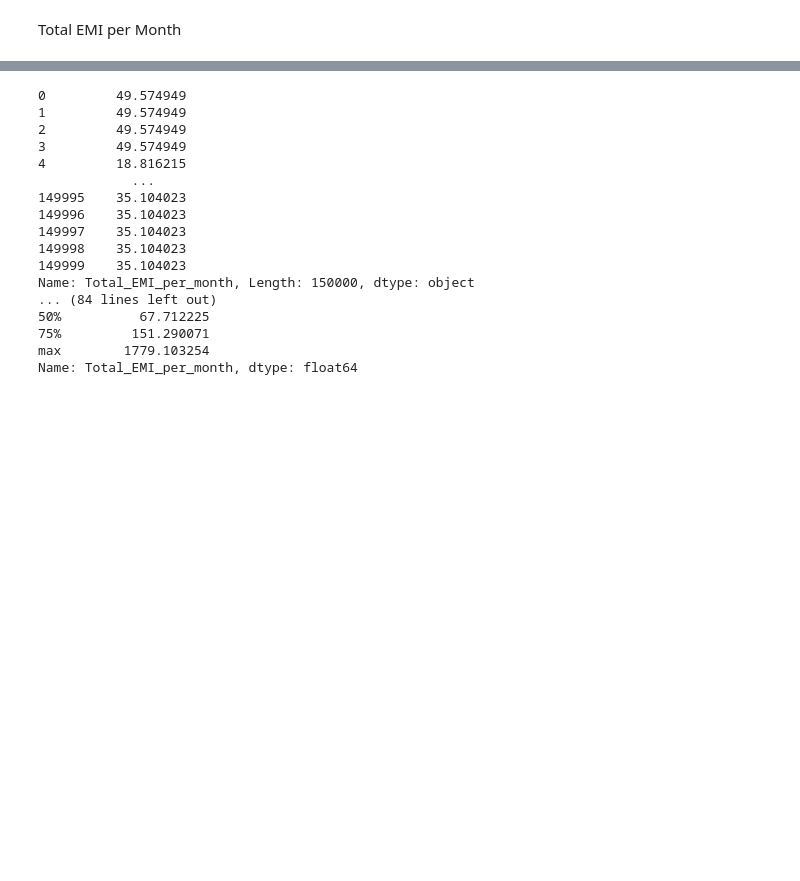
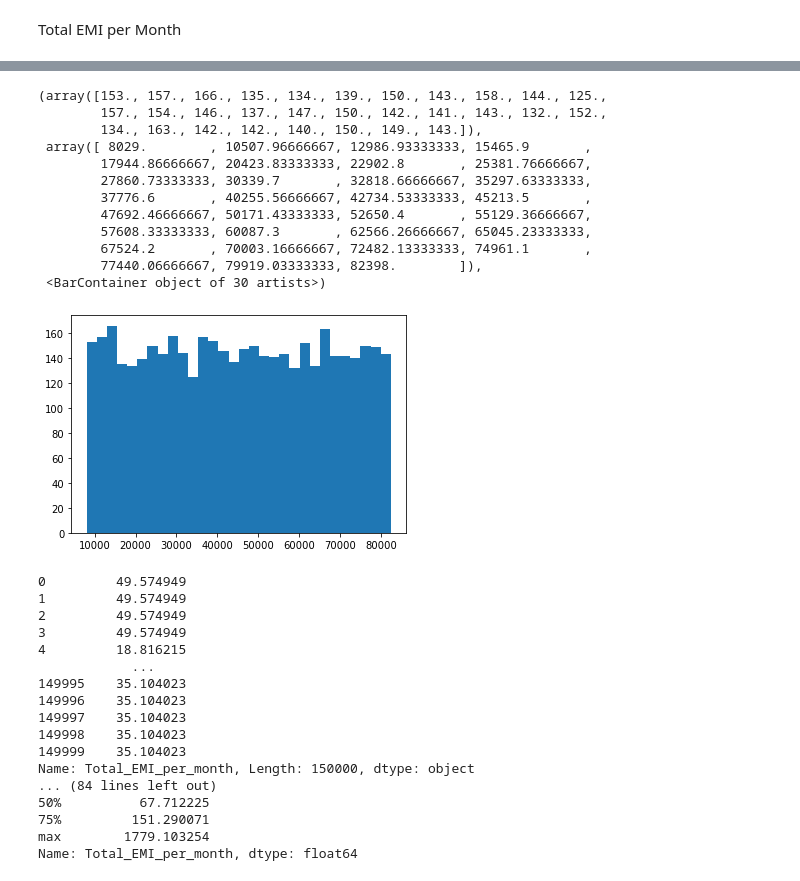
Before and after one commit to WnagZ/vis-and-dm, a Jupyter notebook: outliers.ipynb, the cells around one changed output, grey strips where cells are left out. Cells and saved outputs as stored; diff of their text form; code cells hidden in the pictures; blank space fills up the shorter version.

```diff
--- a/outliers.ipynb
+++ b/outliers.ipynb
@@ -100,3 +97,22 @@ df['Total_EMI_per_month'].plot(kind='hist')
+# %%
+
+filtered_df = df[df['Total_EMI_per_month'] > 8000]
+len(filtered_df)
+plt.hist(filtered_df['Total_EMI_per_month'], bins= 30)
+# %% [output]
+(array([153., 157., 166., 135., 134., 139., 150., 143., 158., 144., 125.,
+        157., 154., 146., 137., 147., 150., 142., 141., 143., 132., 152.,
+        134., 163., 142., 142., 140., 150., 149., 143.]),
+ array([ 8029.        , 10507.96666667, 12986.93333333, 15465.9       ,
+        17944.86666667, 20423.83333333, 22902.8       , 25381.76666667,
+        27860.73333333, 30339.7       , 32818.66666667, 35297.63333333,
+        37776.6       , 40255.56666667, 42734.53333333, 45213.5       ,
+        47692.46666667, 50171.43333333, 52650.4       , 55129.36666667,
+        57608.33333333, 60087.3       , 62566.26666667, 65045.23333333,
+        67524.2       , 70003.16666667, 72482.13333333, 74961.1       ,
+        77440.06666667, 79919.03333333, 82398.        ]),
+ <BarContainer object of 30 artists>)
+[figure, added]
 # %%
 
 def replace_outliers(df, col_name):
```
Also changed, not shown: parts of 17 cells of this notebook.
